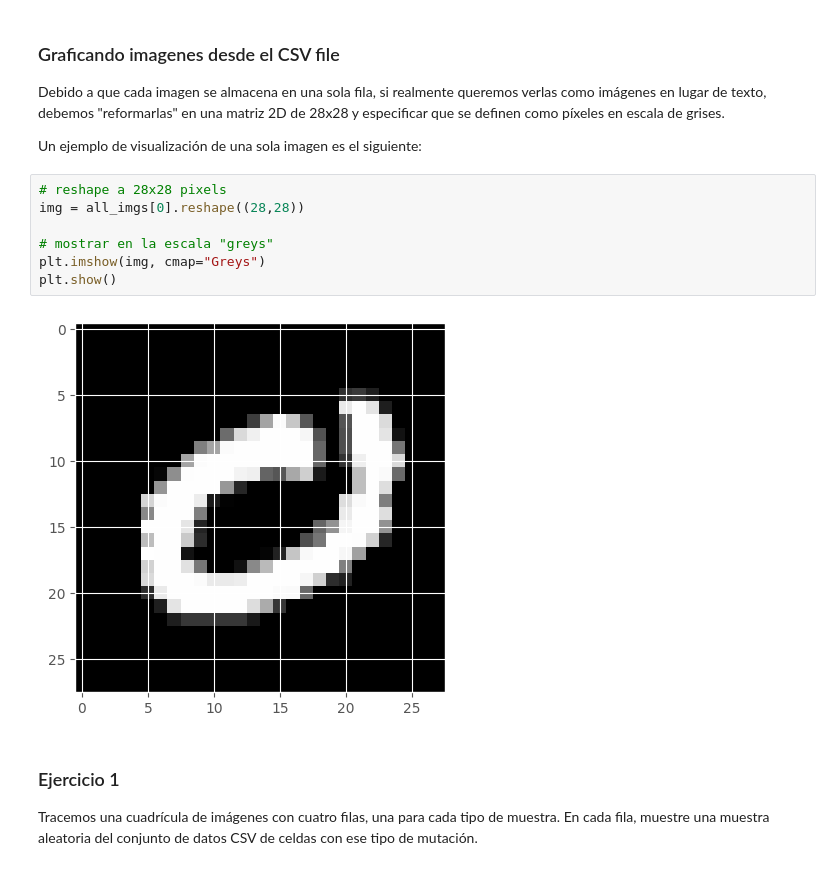
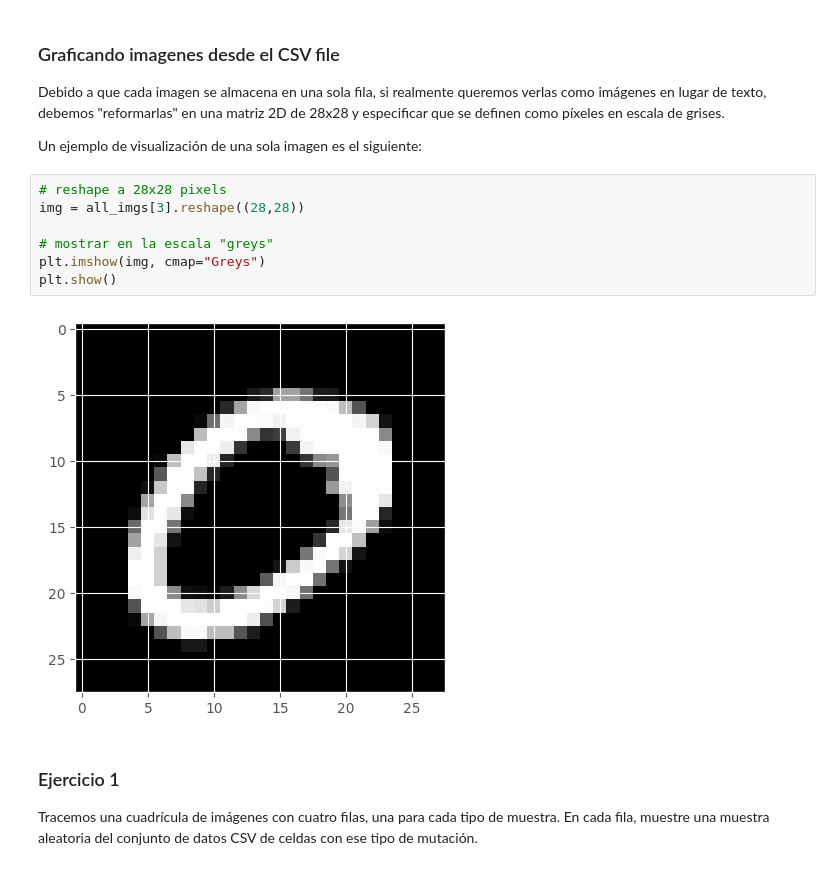
Before and after one commit to dfbustosus/Bootcamp-DS-2023-I, a Jupyter notebook: Clase 28 - 5 Jun 2023/Caso Redes neuronales imagenes cancer.ipynb, the cells around one changed output. Saved outputs shown, nothing was run; the diff lists cells and outputs as text.

```diff
--- a/Clase 28 - 5 Jun 2023/Caso Redes neuronales imagenes cancer.ipynb
+++ b/Clase 28 - 5 Jun 2023/Caso Redes neuronales imagenes cancer.ipynb
@@ -206,13 +225,13 @@ Debido a que cada imagen se almacena en una sola fila, si realmente queremos ver
 Un ejemplo de visualización de una sola imagen es el siguiente:
 # %%
 # reshape a 28x28 pixels
-img = all_imgs[0].reshape((28,28))
+img = all_imgs[3].reshape((28,28))
 
 # mostrar en la escala "greys"
 plt.imshow(img, cmap="Greys")
 plt.show()
 # %% [output]
-[figure, old version]
+[figure, new version]
 # %% [markdown]
 ### Ejercicio 1
 
```
Also changed, not shown: parts of 9 cells of this notebook, 1 other file.
